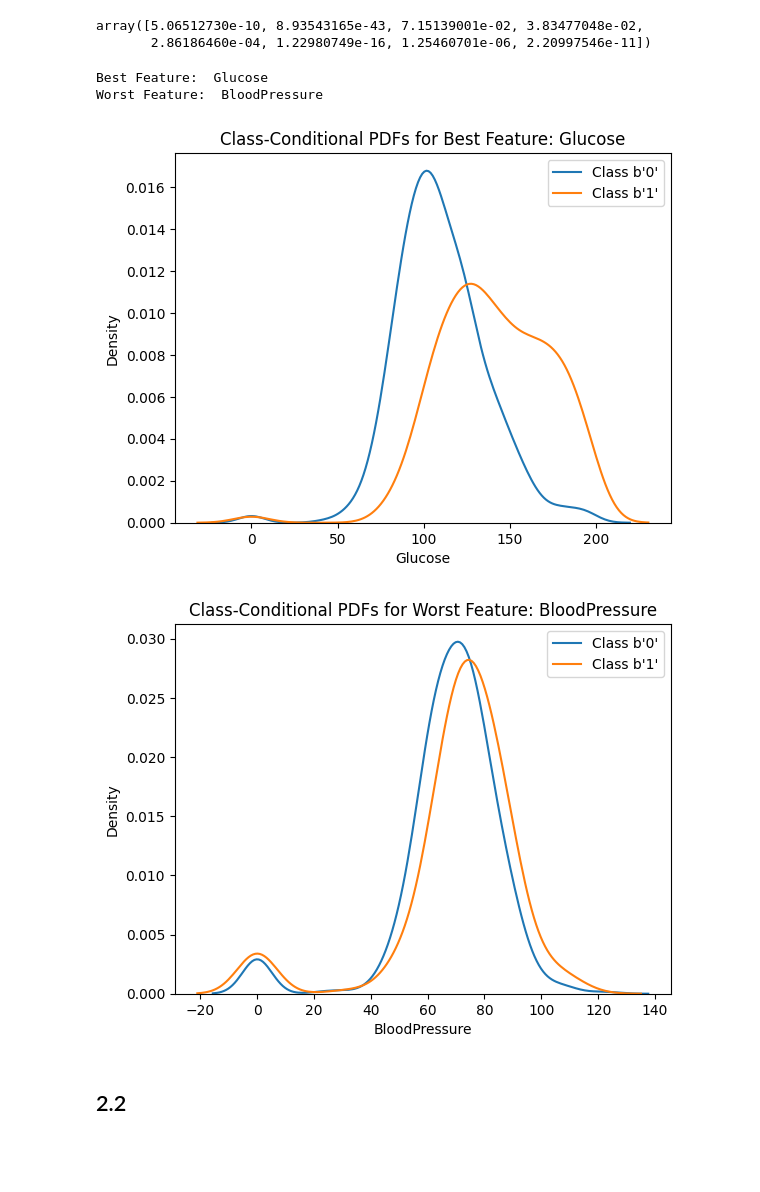
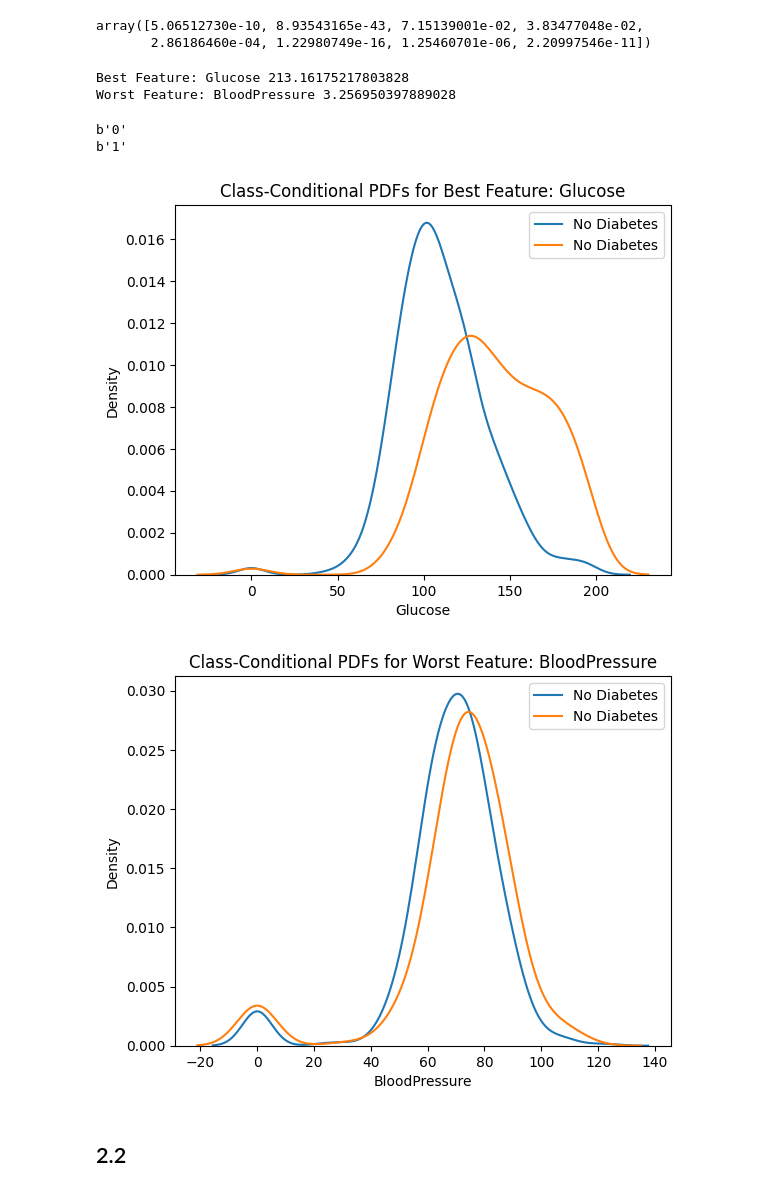
Before and after one commit to Zane-dev16/Apre-HW1, a Jupyter notebook: ex2/ex2.ipynb, the cells around one changed output. Cells and saved outputs as stored; diff of their text form; code cells hidden in the pictures; blank space fills up the shorter version.

```diff
--- a/ex2/ex2.ipynb
+++ b/ex2/ex2.ipynb
@@ -76,29 +76,32 @@ worst_idx = f_statistic.argmin()
 best_feature = X.columns[best_idx]
 worst_feature = X.columns[worst_idx]
 
-print("Best Feature: ", X.columns[best_idx])
-print("Worst Feature: ", X.columns[worst_idx])
+print("Best Feature:", X.columns[best_idx], f_statistic[best_idx])
+print("Worst Feature:", X.columns[worst_idx], f_statistic[worst_idx])
 # %% [output]
-Best Feature:  Glucose
-Worst Feature:  BloodPressure
+Best Feature: Glucose 213.16175217803828
+Worst Feature: BloodPressure 3.256950397889028
 # %%
 classes = np.unique(y)
 for cls in classes:
     cls_x_best_feature = X.loc[y==cls, best_feature]
-    sns.kdeplot(cls_x_best_feature, label= f"Class {cls}")
+    print(cls)
+    sns.kdeplot(cls_x_best_feature, label="Diabetes" if cls == 1 else "No Diabetes")
 
 plt.title(f"Class-Conditional PDFs for Best Feature: {best_feature}")
 plt.xlabel(best_feature)
 plt.ylabel("Density")
 plt.legend()
 plt.show()
 # %% [output]
+b'0'
+b'1'
-[figure, old version]
+[figure, new version]
 # %%
 classes = np.unique(y)
 for cls in classes:
     cls_x_worst_feature = X.loc[y==cls, worst_feature]
-    sns.kdeplot(cls_x_worst_feature, label= f"Class {cls}")
+    sns.kdeplot(cls_x_worst_feature, label="Diabetes" if cls == 1 else "No Diabetes")
 
 plt.title(f"Class-Conditional PDFs for Worst Feature: {worst_feature}")
 plt.xlabel(worst_feature)
@@ -106,7 +109,7 @@ plt.ylabel("Density")
 plt.legend()
 plt.show()
 # %% [output]
-[figure, old version]
+[figure, new version]
 # %% [markdown]
 ## 2.2
 # %%
```
Also changed, not shown: parts of 6 cells of this notebook, 8 other files.
